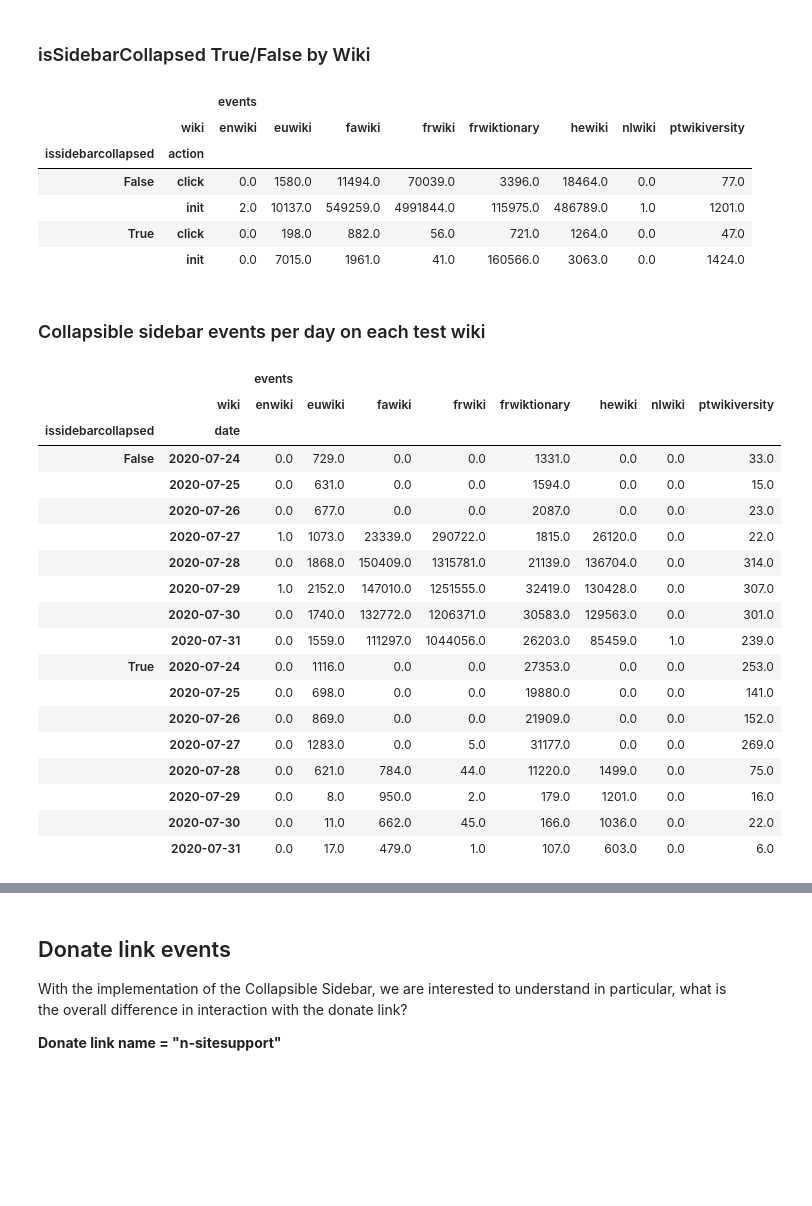
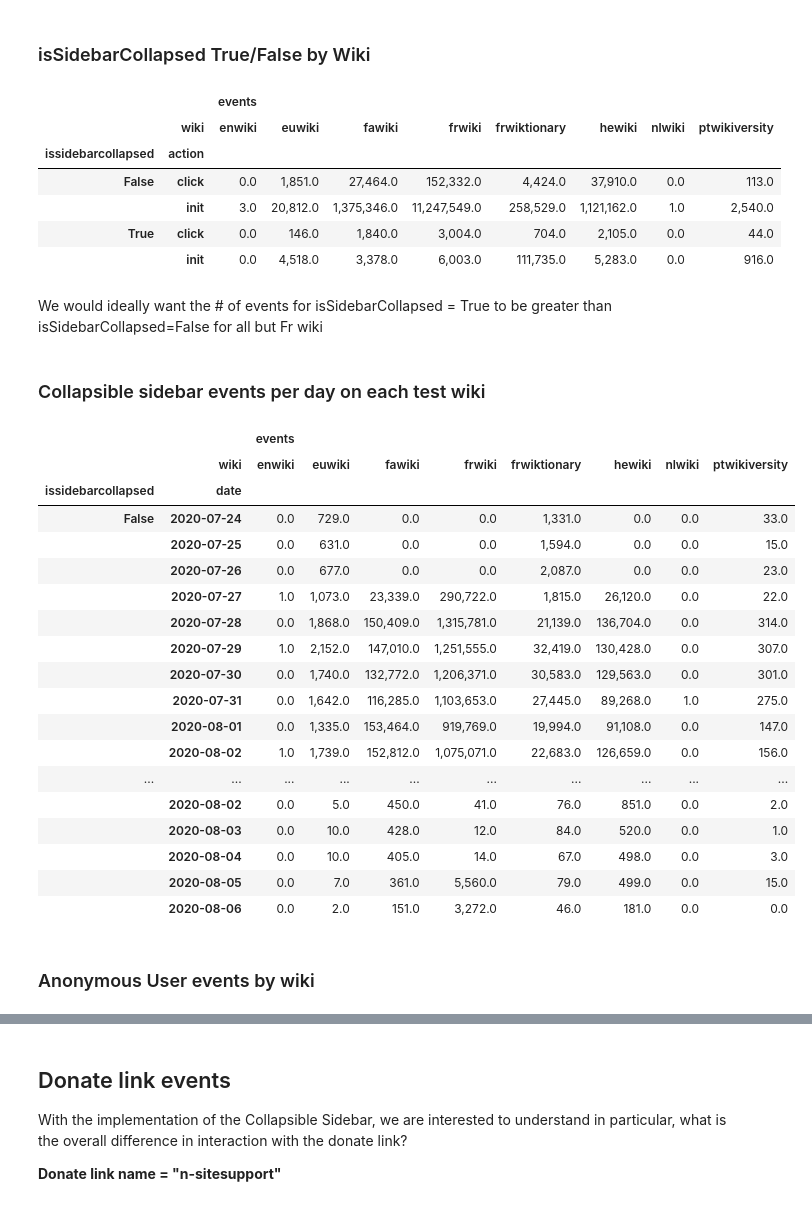
Before and after one commit to wikimedia-research/Collapsible-Sidebar-Analysis, a Jupyter notebook: Post Deployment Data QA for Collapsible Sidebar Instrumentation.ipynb, the cells around one changed output, grey strips where cells are left out. Cells and saved outputs as stored; diff of their text form; code cells hidden in the pictures; blank space fills up the shorter version.

```diff
--- a/Post Deployment Data QA for Collapsible Sidebar Instrumentation.ipynb
+++ b/Post Deployment Data QA for Collapsible Sidebar Instrumentation.ipynb
@@ -263,7 +407,7 @@ SELECT
 FROM event.desktopwebuiactionstracking
 WHERE
   year = 2020
-  AND month=7 and day>20
+  AND ((month=7 AND day > 20) OR month=8)
   AND wiki <> 'testwiki'
 GROUP BY event.isSidebarCollapsed, event.action
 """)
@@ -287,7 +432,7 @@ SELECT
 FROM event.desktopwebuiactionstracking
 WHERE
   year = 2020
-  AND month=7 and day>20
+  AND ((month=7 AND day > 23) OR month=8)
   AND wiki <> 'testwiki'
 GROUP BY date_format(dt, "yyyy-MM-dd"), event.isSidebarCollapsed, event.action
 """)
@@ -313,22 +459,27 @@ SELECT
 FROM event.desktopwebuiactionstracking
 WHERE
   year = 2020
-  AND month=7 and day>20
+  AND ((month=7 AND day > 23) OR month=8)
   AND wiki <> 'testwiki'
 GROUP BY event.isSidebarCollapsed, event.action, wiki
 """)
 # %% [markdown]
 ### isSidebarCollapsed True/False by Wiki
 # %%
-count_actions_isSidebarCollapsed_wiki.pivot_table(index=['issidebarcollapsed','action'], columns=['wiki']).fillna(0)
+count_actions_isSidebarCollapsed_wiki.pivot_table(index=['issidebarcollapsed','action'],
+                                                  columns=['wiki']).fillna(0).style.format('{:,}')
 # %% [output]
 |  |  | events |  |  |  |  |  |  |  |
 |  | wiki | enwiki | euwiki | fawiki | frwiki | frwiktionary | hewiki | nlwiki | ptwikiversity |
 | issidebarcollapsed | action |  |  |  |  |  |  |  |  |
-| False | click | 0.0 | 1580.0 | 11494.0 | 70039.0 | 3396.0 | 18464.0 | 0.0 | 77.0 |
-|  | init | 2.0 | 10137.0 | 549259.0 | 4991844.0 | 115975.0 | 486789.0 | 1.0 | 1201.0 |
-| True | click | 0.0 | 198.0 | 882.0 | 56.0 | 721.0 | 1264.0 | 0.0 | 47.0 |
-|  | init | 0.0 | 7015.0 | 1961.0 | 41.0 | 160566.0 | 3063.0 | 0.0 | 1424.0 |
+| False | click | 0.0 | 1,851.0 | 27,464.0 | 152,332.0 | 4,424.0 | 37,910.0 | 0.0 | 113.0 |
+|  | init | 3.0 | 20,812.0 | 1,375,346.0 | 11,247,549.0 | 258,529.0 | 1,121,162.0 | 1.0 | 2,540.0 |
+| True | click | 0.0 | 146.0 | 1,840.0 | 3,004.0 | 704.0 | 2,105.0 | 0.0 | 44.0 |
+|  | init | 0.0 | 4,518.0 | 3,378.0 | 6,003.0 | 111,735.0 | 5,283.0 | 0.0 | 916.0 |
+# %% [markdown]
+<font color='dark red'>
+     We would ideally want the # of events for isSidebarCollapsed = True to be greater than isSidebarCollapsed=False for all but Fr wiki
+</font>
 # %%
 # Collapsible sidebar events by Wiki and day
 
@@ -341,7 +492,7 @@ SELECT
 FROM event.desktopwebuiactionstracking
 WHERE
   year = 2020
-  AND month=7 and day>23
+  AND ((month=7 AND day > 23) OR month=8)
   AND wiki <> 'testwiki'
 GROUP BY date_format(dt, "yyyy-MM-dd"), event.isSidebarCollapsed, wiki
 """)
@@ -349,25 +500,25 @@ GROUP BY date_format(dt, "yyyy-MM-dd"), event.isSidebarCollapsed, wiki
 ### Collapsible sidebar events per day on each test wiki
 # %%
 count_actions_isSidebarCollapsed_wikiday.pivot_table(index=['issidebarcollapsed','date'],
-                                                     columns=['wiki']).fillna(0)
+                                                     columns=['wiki']).fillna(0).style.format('{:,}')
 # %% [output]
 |  |  | events |  |  |  |  |  |  |  |
 |  | wiki | enwiki | euwiki | fawiki | frwiki | frwiktionary | hewiki | nlwiki | ptwikiversity |
 | issidebarcollapsed | date |  |  |  |  |  |  |  |  |
-| False | 2020-07-24 | 0.0 | 729.0 | 0.0 | 0.0 | 1331.0 | 0.0 | 0.0 | 33.0 |
-|  | 2020-07-25 | 0.0 | 631.0 | 0.0 | 0.0 | 1594.0 | 0.0 | 0.0 | 15.0 |
-|  | 2020-07-26 | 0.0 | 677.0 | 0.0 | 0.0 | 2087.0 | 0.0 | 0.0 | 23.0 |
-|  | 2020-07-27 | 1.0 | 1073.0 | 23339.0 | 290722.0 | 1815.0 | 26120.0 | 0.0 | 22.0 |
-|  | 2020-07-28 | 0.0 | 1868.0 | 150409.0 | 1315781.0 | 21139.0 | 136704.0 | 0.0 | 314.0 |
-|  | 2020-07-29 | 1.0 | 2152.0 | 147010.0 | 1251555.0 | 32419.0 | 130428.0 | 0.0 | 307.0 |
-|  | 2020-07-30 | 0.0 | 1740.0 | 132772.0 | 1206371.0 | 30583.0 | 129563.0 | 0.0 | 301.0 |
-|  | 2020-07-31 | 0.0 | 1559.0 | 111297.0 | 1044056.0 | 26203.0 | 85459.0 | 1.0 | 239.0 |
-| True | 2020-07-24 | 0.0 | 1116.0 | 0.0 | 0.0 | 27353.0 | 0.0 | 0.0 | 253.0 |
-|  | 2020-07-25 | 0.0 | 698.0 | 0.0 | 0.0 | 19880.0 | 0.0 | 0.0 | 141.0 |
-|  | 2020-07-26 | 0.0 | 869.0 | 0.0 | 0.0 | 21909.0 | 0.0 | 0.0 | 152.0 |
-|  | 2020-07-27 | 0.0 | 1283.0 | 0.0 | 5.0 | 31177.0 | 0.0 | 0.0 | 269.0 |
-|  | 2020-07-28 | 0.0 | 621.0 | 784.0 | 44.0 | 11220.0 | 1499.0 | 0.0 | 75.0 |
-|  | 2020-07-29 | 0.0 | 8.0 | 950.0 | 2.0 | 179.0 | 1201.0 | 0.0 | 16.0 |
-|  | 2020-07-30 | 0.0 | 11.0 | 662.0 | 45.0 | 166.0 | 1036.0 | 0.0 | 22.0 |
-|  | 2020-07-31 | 0.0 | 17.0 | 479.0 | 1.0 | 107.0 | 603.0 | 0.0 | 6.0 |
+| False | 2020-07-24 | 0.0 | 729.0 | 0.0 | 0.0 | 1,331.0 | 0.0 | 0.0 | 33.0 |
+|  | 2020-07-25 | 0.0 | 631.0 | 0.0 | 0.0 | 1,594.0 | 0.0 | 0.0 | 15.0 |
+|  | 2020-07-26 | 0.0 | 677.0 | 0.0 | 0.0 | 2,087.0 | 0.0 | 0.0 | 23.0 |
+|  | 2020-07-27 | 1.0 | 1,073.0 | 23,339.0 | 290,722.0 | 1,815.0 | 26,120.0 | 0.0 | 22.0 |
+|  | 2020-07-28 | 0.0 | 1,868.0 | 150,409.0 | 1,315,781.0 | 21,139.0 | 136,704.0 | 0.0 | 314.0 |
+|  | 2020-07-29 | 1.0 | 2,152.0 | 147,010.0 | 1,251,555.0 | 32,419.0 | 130,428.0 | 0.0 | 307.0 |
+|  | 2020-07-30 | 0.0 | 1,740.0 | 132,772.0 | 1,206,371.0 | 30,583.0 | 129,563.0 | 0.0 | 301.0 |
+|  | 2020-07-31 | 0.0 | 1,642.0 | 116,285.0 | 1,103,653.0 | 27,445.0 | 89,268.0 | 1.0 | 275.0 |
+|  | 2020-08-01 | 0.0 | 1,335.0 | 153,464.0 | 919,769.0 | 19,994.0 | 91,108.0 | 0.0 | 147.0 |
+|  | 2020-08-02 | 1.0 | 1,739.0 | 152,812.0 | 1,075,071.0 | 22,683.0 | 126,659.0 | 0.0 | 156.0 |
+| ... | ... | ... | ... | ... | ... | ... | ... | ... | ... |
+|  | 2020-08-02 | 0.0 | 5.0 | 450.0 | 41.0 | 76.0 | 851.0 | 0.0 | 2.0 |
+|  | 2020-08-03 | 0.0 | 10.0 | 428.0 | 12.0 | 84.0 | 520.0 | 0.0 | 1.0 |
+|  | 2020-08-04 | 0.0 | 10.0 | 405.0 | 14.0 | 67.0 | 498.0 | 0.0 | 3.0 |
+|  | 2020-08-05 | 0.0 | 7.0 | 361.0 | 5,560.0 | 79.0 | 499.0 | 0.0 | 15.0 |
+|  | 2020-08-06 | 0.0 | 2.0 | 151.0 | 3,272.0 | 46.0 | 181.0 | 0.0 | 0.0 |
 # %%
@@ -389,2 +539,4 @@ GROUP BY date_format(dt, "yyyy-MM-dd"), event.name, wiki
 """)
+# %% [markdown]
+### Anonymous User events by wiki
 # %%
```
Also changed, not shown: parts of 57 cells of this notebook.
